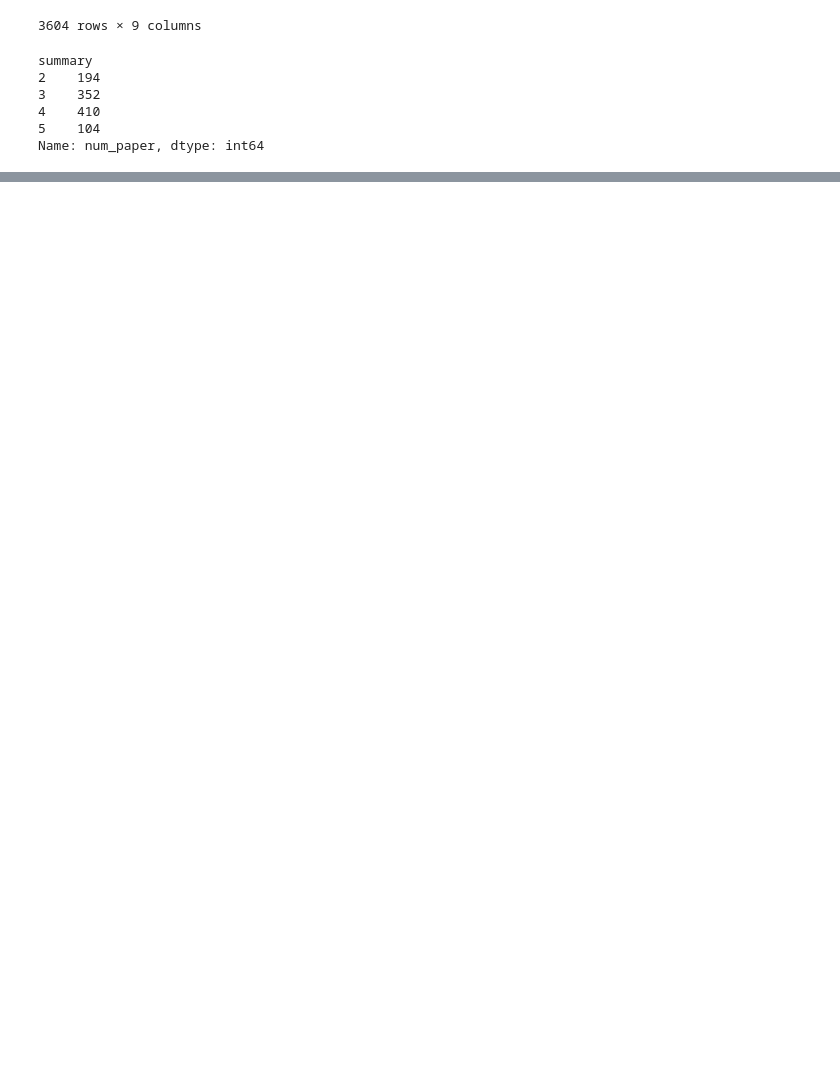
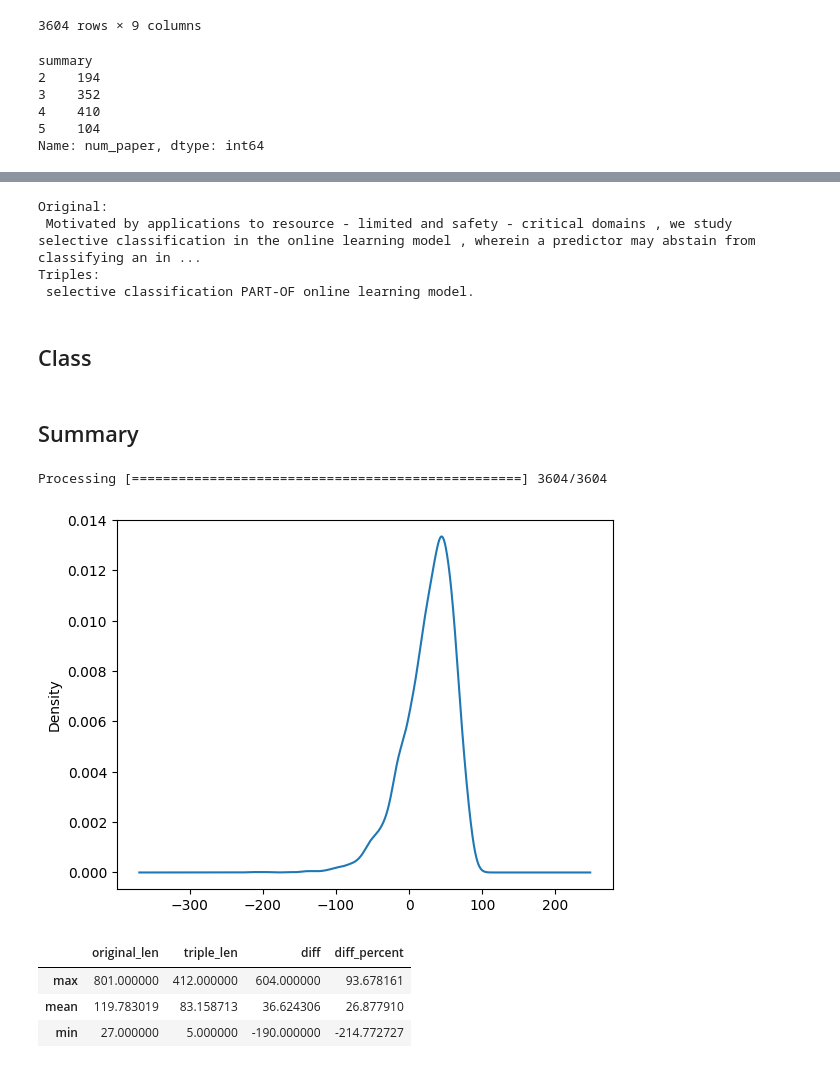
Before and after one commit to Thetang-145/My_Thesis_Playground, a Jupyter notebook: PL-Marker/_visualizeTriple.ipynb, the cells around one changed output, grey strips where cells are left out. Cells and saved outputs as stored; diff of their text form; code cells hidden in the pictures; blank space fills up the shorter version.

```diff
--- a/PL-Marker/_visualizeTriple.ipynb
+++ b/PL-Marker/_visualizeTriple.ipynb
@@ -312,0 +385,6 @@ KeyError: 'section'
+# %%
+def calPercDiff(row):
+    return (row['original_len']-row['triple_len'])/row['original_len']*100
+
+len_abs_df["diff_percent"] = len_abs_df.apply(lambda row: calPercDiff(row), axis=1)
+len_abs_df
@@ -312,0 +451,43 @@ KeyError: 'section'
+# %%
+for i, (o,t) in (len_abs_df_filt[len_abs_df_filt["diff_percent"]>95])[["original", "triple"]].iterrows():
+    print("Original:\n", o)
+    print("Triples:\n", t)
+    break
+# %% [output]
+Original:
+ Motivated by applications to resource - limited and safety - critical domains , we study selective classification in the online learning model , wherein a predictor may abstain from classifying an in ...
+Triples:
+ selective classification PART-OF online learning model.
+# %% [markdown]
+## Class
+# %%
+class tripStat:
+    def __init__(self, section, data_split):
+        self.section = section
+        self.data_split = data_split
+        self.dataset = getDataset(self.section, self.data_split)
+        self.df = getProcessedLen(self.dataset)
+        self.df["diff_percent"] = self.df.apply(lambda row: calPercDiff(row), axis=1)
+
+    def showDist(self, show=["diff_percent"]):
+        fig, ax = plt.subplots()
+        for col in show:
+            self.df[col].plot(kind='density', ax=ax)
+
+    def describe(self):
+        return self.df.describe().loc[["max", "mean", "min"]]
+# %% [markdown]
+## Summary
+# %%
+stat_sum_train = tripStat("summary", "val")
+stat_sum_train.showDist()
+# %% [output]
+Processing [==================================================] 3604/3604
+[figure, added]
+# %%
+stat_sum_train.describe()
+# %% [output]
+|  | original_len | triple_len | diff | diff_percent |
+| max | 801.000000 | 412.000000 | 604.000000 | 93.678161 |
+| mean | 119.783019 | 83.158713 | 36.624306 | 26.877910 |
+| min | 27.000000 | 5.000000 | -190.000000 | -214.772727 |
```
Also changed, not shown: parts of 46 cells of this notebook, 26 other files.
